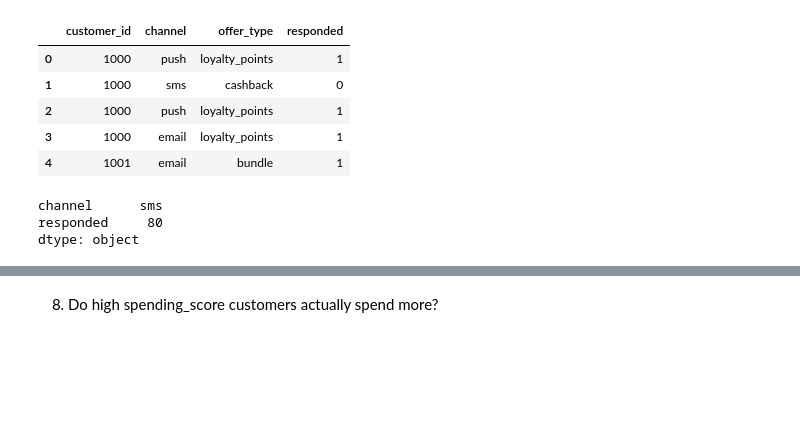
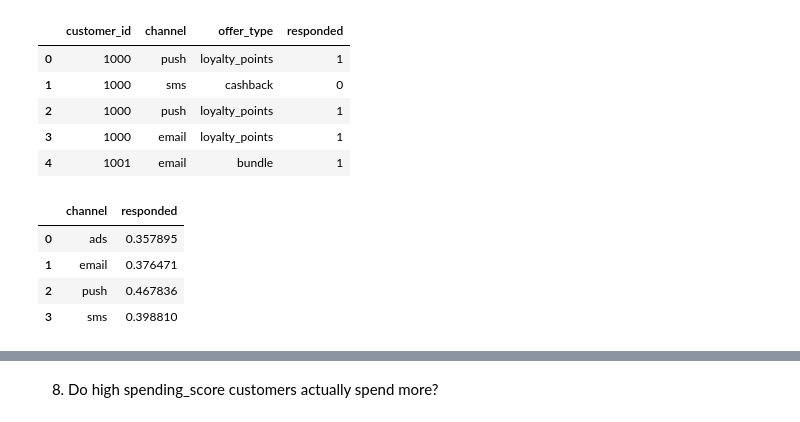
Before and after one commit to httpsdluc/eda-technical-practice, a Jupyter notebook: customer_transactions_campagins_analysis/notebooks/customer_transactions_campagins_analysis.ipynb, the cells around one changed output, grey strips where cells are left out. Drawn from its saved outputs; the diff is of its cells as text; code cells hidden in the pictures; blank space fills up the shorter version.

```diff
--- a/customer_transactions_campagins_analysis/notebooks/customer_transactions_campagins_analysis.ipynb
+++ b/customer_transactions_campagins_analysis/notebooks/customer_transactions_campagins_analysis.ipynb
@@ -246,6 +254,8 @@ df_response = df_campaign.groupby('channel')['responded'].sum().reset_index()
-# %%
-df_response.max()
-# %% [output]
-channel      sms
-responded     80
-dtype: object
+# %%
+df_channel_response
+# %% [output]
+|  | channel | responded |
+| 0 | ads | 0.357895 |
+| 1 | email | 0.376471 |
+| 2 | push | 0.467836 |
+| 3 | sms | 0.398810 |
```
Also changed, not shown: parts of 7 cells of this notebook, 1 other file.
